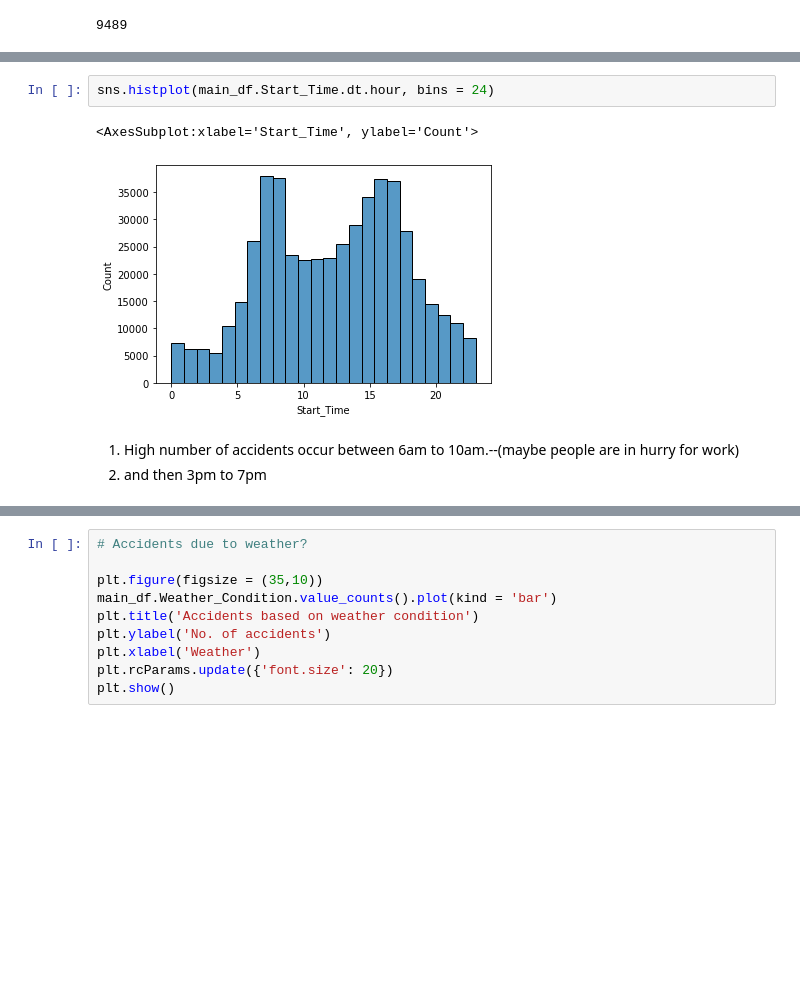
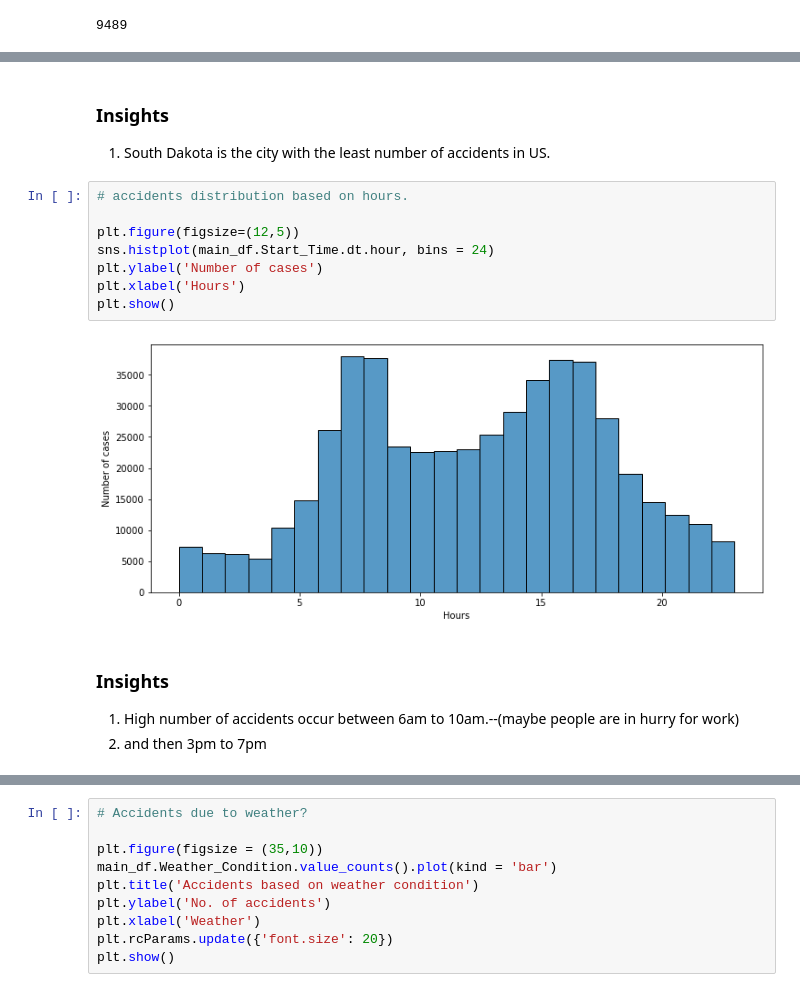
Before and after one commit to shubhanshuvaibhav/US_Accidents, a Jupyter notebook: US _Accidents Analysis.ipynb, the cells around one changed output, grey strips where cells are left out. Drawn from its saved outputs; the diff is of its cells as text; blank space fills up the shorter version.

```diff
--- a/US _Accidents Analysis.ipynb
+++ b/US _Accidents Analysis.ipynb
@@ -266,9 +334,20 @@ import seaborn as sns
+# %% [markdown]
+### Insights
+
+1. South Dakota is the city with the least number of accidents in US.
 # %%
+# accidents distribution based on hours.
+
+plt.figure(figsize=(12,5))
 sns.histplot(main_df.Start_Time.dt.hour, bins = 24)
+plt.ylabel('Number of cases')
+plt.xlabel('Hours')
+plt.show()
 # %% [output]
-<AxesSubplot:xlabel='Start_Time', ylabel='Count'>
-[figure, old version]
+[figure, new version]
 # %% [markdown]
+### Insights
+
 1. High number of accidents occur between 6am to 10am.--(maybe people are in hurry for work)
 2. and then 3pm to 7pm
 # %%
```
Also changed, not shown: parts of 25 cells of this notebook.
